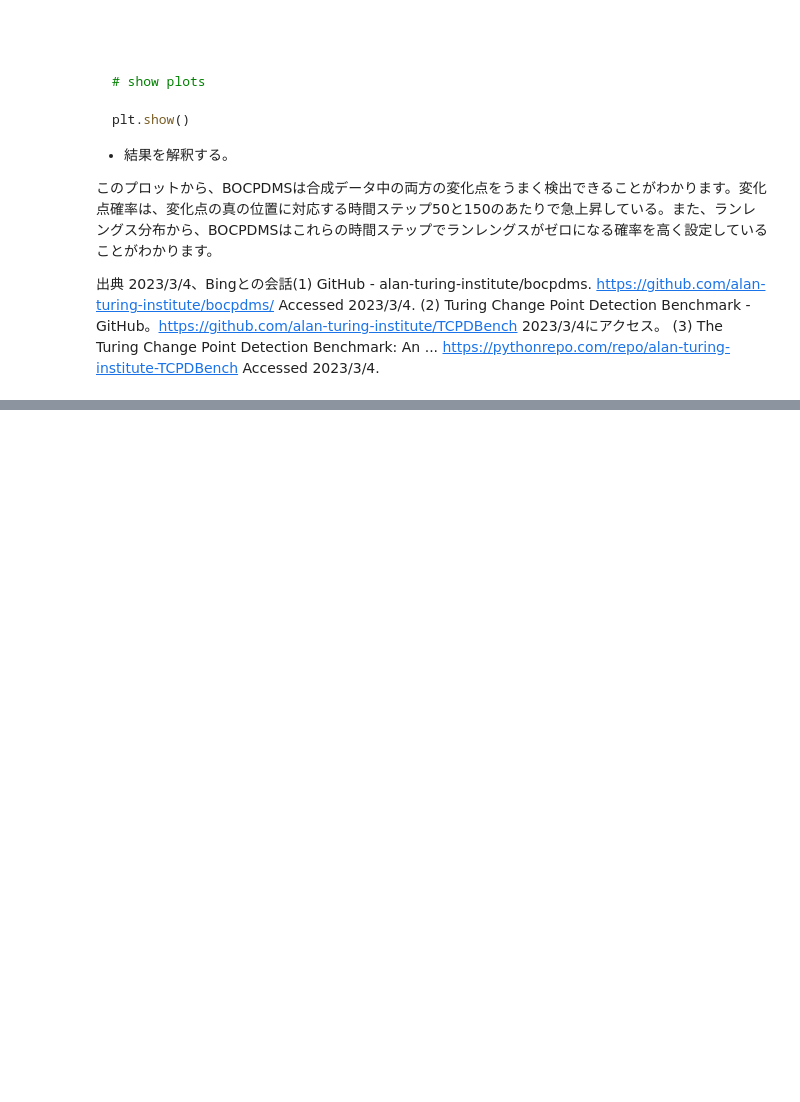
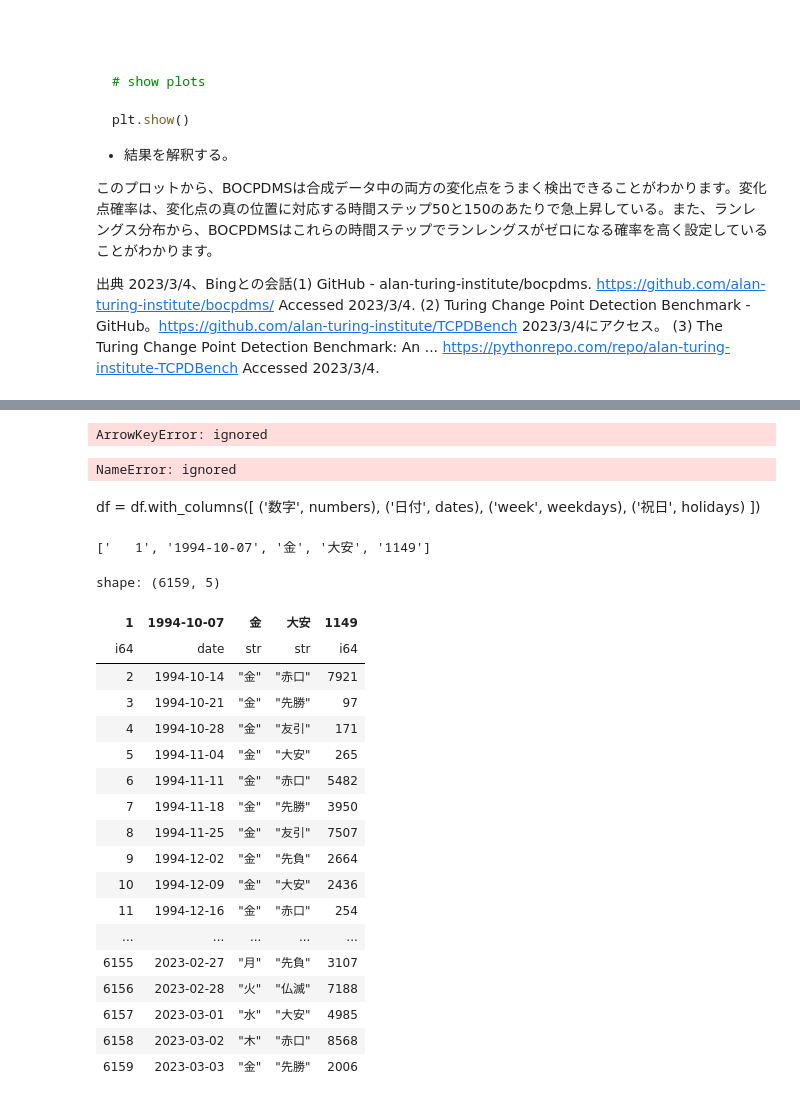
Before and after one commit to arumajirou/-daily-test, a Jupyter notebook: 時系列アプリ下調べ.ipynb, the cells around one changed output, grey strips where cells are left out. Saved outputs shown, nothing was run; the diff lists cells and outputs as text; code cells hidden in the pictures; blank space fills up the shorter version.

```diff
--- a/時系列アプリ下調べ.ipynb
+++ b/時系列アプリ下調べ.ipynb
@@ -1240,0 +2098,80 @@ plt.show()
+# %%
+import polars as pl
+import requests
+
+# データセットの URL を定義する
+urls = [
+    'http://vvslot.com/download.php?m=777&f=numbers4.txt',
+    'http://vvslot.com/download.php?m=777&f=numbers3.txt'
+]
+
+# カラム名を定義する
+column_names = ["数字", "日付", "week", "祝日"]
+
+# URL から CSV ファイルを読み込んで Polars の DataFrame に変換する
+df_numbers4 = pl.read_csv(
+    urls[0], use_pyarrow=True, encoding="shift_jis", columns=column_names
+)
+df_numbers3 = pl.read_csv(
+    urls[1], use_pyarrow=True, encoding="shift_jis", columns=column_names
+)
+
+
+# 3 つの DataFrame をリストにまとめる
+dfs = [df_numbers4, df_numbers3]
+
+# カラム名を変更する
+for i, df in enumerate(dfs):
+    df = df.select(["数字", "日付", "week", "祝日"])
+    df = df.rename(
+        {"数字": "number", "日付": "date", "week": "day_of_week", "祝日": "holiday"}
+    )
+    dfs[i] = df
+
+# 結果を表示する
+for df in dfs:
+    print(df)
+# %% [output]
+ArrowKeyError: ignored
+# %%
+df = df.with_columns([
+        ('数字', numbers),
+        ('日付', dates),
+        ('week', weekdays),
+        ('祝日', holidays)
+    ])
+# %% [output]
+NameError: ignored
+# %% [markdown]
+df = df.with_columns([
+        ('数字', numbers),
+        ('日付', dates),
+        ('week', weekdays),
+        ('祝日', holidays)
+    ])
+# %%
+df.columns
+# %% [output]
+['   1', '1994-10-07', '金', '大安', '1149']
+# %%
+df_numbers4
+# %% [output]
+shape: (6159, 5)
+| 1 | 1994-10-07 | 金 | 大安 | 1149 |
+| i64 | date | str | str | i64 |
+| 2 | 1994-10-14 | "金" | "赤口" | 7921 |
+| 3 | 1994-10-21 | "金" | "先勝" | 97 |
+| 4 | 1994-10-28 | "金" | "友引" | 171 |
+| 5 | 1994-11-04 | "金" | "大安" | 265 |
+| 6 | 1994-11-11 | "金" | "赤口" | 5482 |
+| 7 | 1994-11-18 | "金" | "先勝" | 3950 |
+| 8 | 1994-11-25 | "金" | "友引" | 7507 |
+| 9 | 1994-12-02 | "金" | "先負" | 2664 |
+| 10 | 1994-12-09 | "金" | "大安" | 2436 |
+| 11 | 1994-12-16 | "金" | "赤口" | 254 |
+| ... | ... | ... | ... | ... |
+| 6155 | 2023-02-27 | "月" | "先負" | 3107 |
+| 6156 | 2023-02-28 | "火" | "仏滅" | 7188 |
+| 6157 | 2023-03-01 | "水" | "大安" | 4985 |
+| 6158 | 2023-03-02 | "木" | "赤口" | 8568 |
+| 6159 | 2023-03-03 | "金" | "先勝" | 2006 |
```
Also changed, not shown: parts of 88 cells of this notebook.
